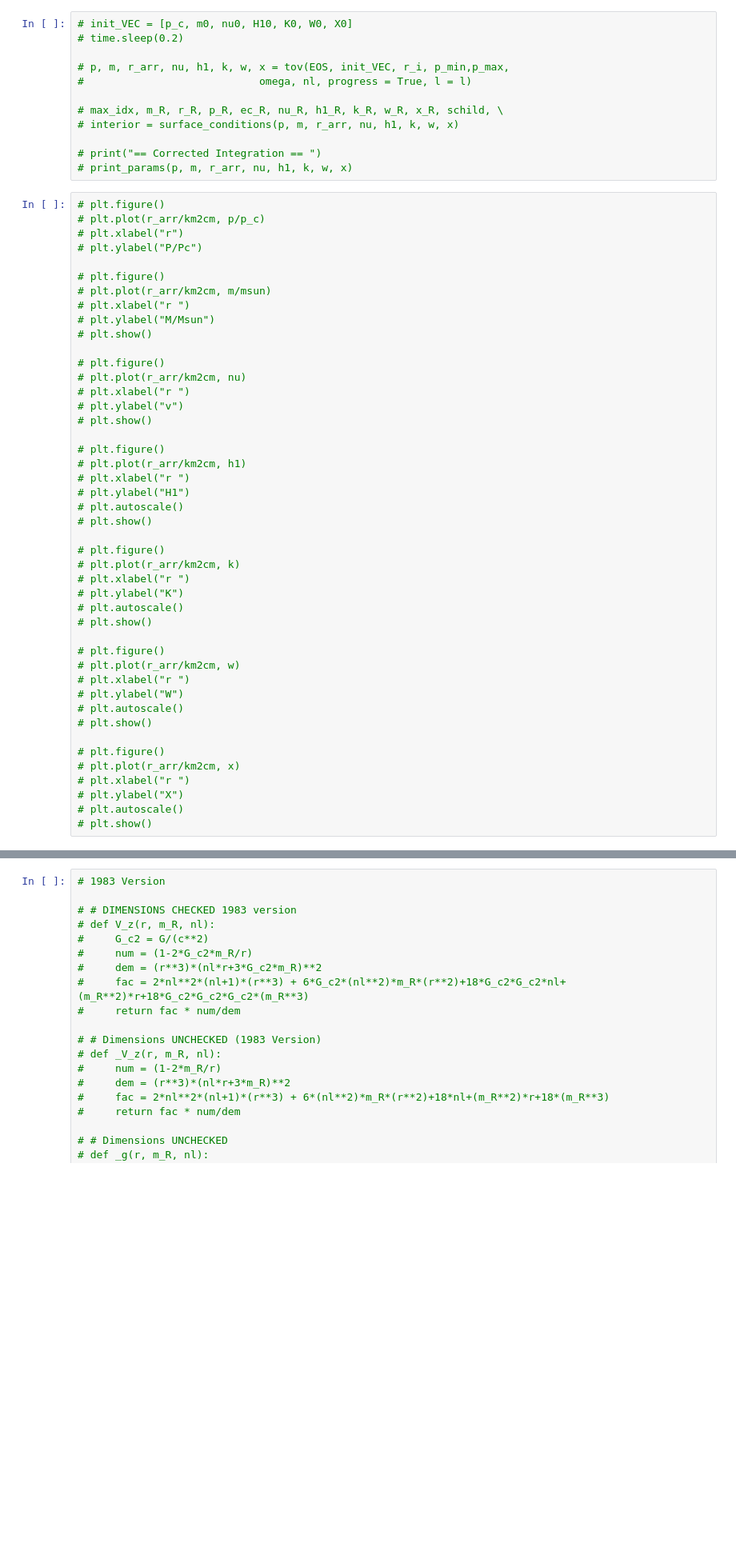
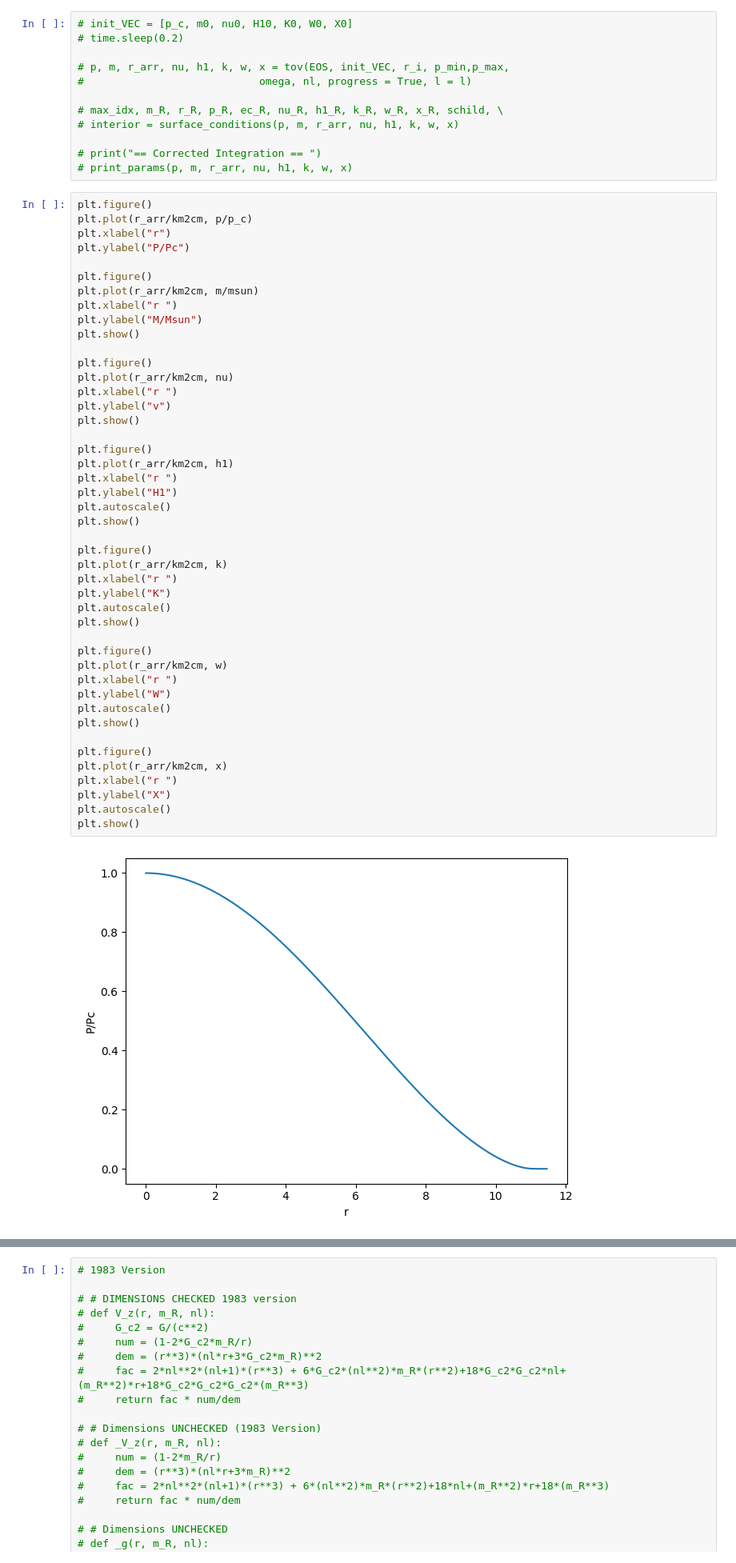
Before and after one commit to utkarsh7236/fmodes, a Jupyter notebook: GR2.ipynb, the cells around one changed output, grey strips where cells are left out. Shown at 80% size. Drawn from its saved outputs; the diff is of its cells as text; blank space fills up the shorter version.

```diff
--- a/GR2.ipynb
+++ b/GR2.ipynb
@@ -825,47 +824,49 @@ print(z0)
 # print("== Corrected Integration == ")
 # print_params(p, m, r_arr, nu, h1, k, w, x)
 # %%
-# plt.figure()
-# plt.plot(r_arr/km2cm, p/p_c)
-# plt.xlabel("r")
-# plt.ylabel("P/Pc")
+plt.figure()
+plt.plot(r_arr/km2cm, p/p_c)
+plt.xlabel("r")
+plt.ylabel("P/Pc")
 
-# plt.figure()
-# plt.plot(r_arr/km2cm, m/msun)
-# plt.xlabel("r ")
-# plt.ylabel("M/Msun")
-# plt.show()
+plt.figure()
+plt.plot(r_arr/km2cm, m/msun)
+plt.xlabel("r ")
+plt.ylabel("M/Msun")
+plt.show()
 
-# plt.figure()
-# plt.plot(r_arr/km2cm, nu)
-# plt.xlabel("r ")
-# plt.ylabel("v")
-# plt.show()
+plt.figure()
+plt.plot(r_arr/km2cm, nu)
+plt.xlabel("r ")
+plt.ylabel("v")
+plt.show()
 
-# plt.figure()
-# plt.plot(r_arr/km2cm, h1)
-# plt.xlabel("r ")
-# plt.ylabel("H1")
-# plt.autoscale()
-# plt.show()
+plt.figure()
+plt.plot(r_arr/km2cm, h1)
+plt.xlabel("r ")
+plt.ylabel("H1")
+plt.autoscale()
+plt.show()
 
-# plt.figure()
-# plt.plot(r_arr/km2cm, k)
-# plt.xlabel("r ")
-# plt.ylabel("K")
-# plt.autoscale()
-# plt.show()
+plt.figure()
+plt.plot(r_arr/km2cm, k)
+plt.xlabel("r ")
+plt.ylabel("K")
+plt.autoscale()
+plt.show()
 
-# plt.figure()
-# plt.plot(r_arr/km2cm, w)
-# plt.xlabel("r ")
-# plt.ylabel("W")
-# plt.autoscale()
-# plt.show()
+plt.figure()
+plt.plot(r_arr/km2cm, w)
+plt.xlabel("r ")
+plt.ylabel("W")
+plt.autoscale()
+plt.show()
 
-# plt.figure()
-# plt.plot(r_arr/km2cm, x)
-# plt.xlabel("r ")
-# plt.ylabel("X")
-# plt.autoscale()
-# plt.show()
+plt.figure()
+plt.plot(r_arr/km2cm, x)
+plt.xlabel("r ")
+plt.ylabel("X")
+plt.autoscale()
+plt.show()
+# %% [output]
+[figure, added]
```
Also changed, not shown: parts of 8 cells of this notebook, 1 other file.
